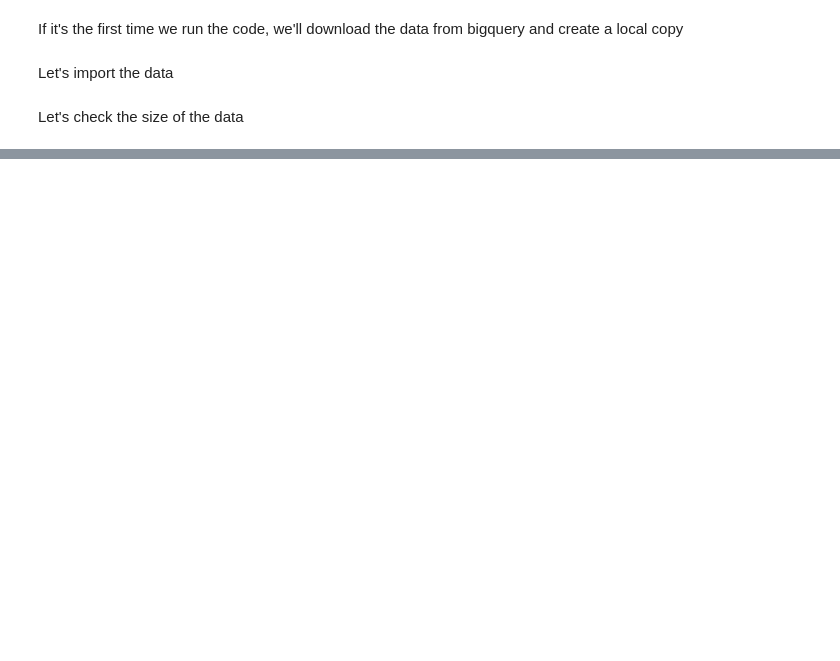
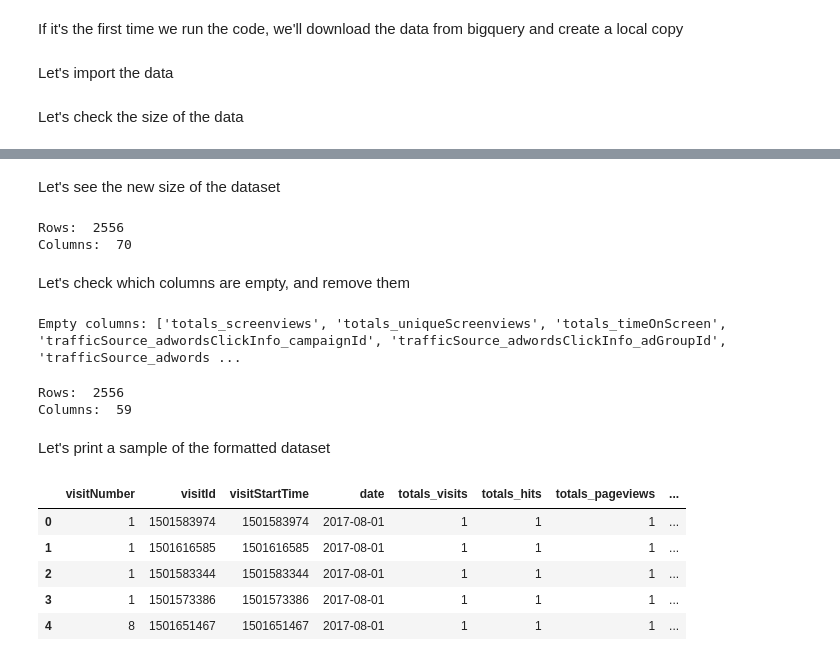
Before and after one commit to lamparelli/analytics_eda, a Jupyter notebook: eda.ipynb, the cells around one changed output, grey strips where cells are left out. Saved outputs shown, nothing was run; the diff lists cells and outputs as text; code cells hidden in the pictures; blank space fills up the shorter version.

```diff
--- a/eda.ipynb
+++ b/eda.ipynb
@@ -23,0 +100,3 @@ Columns:  59
+# %%
+df.date = df.date.map(lambda val: str(val)).map(lambda val: val[0:4] + "-" + val[4:6] + "-" + val[6:8])
+df.date.unique()
@@ -23,0 +161,18 @@ Columns:  59
+# %% [markdown]
+Let's see the new size of the dataset
+# %%
+print("Rows: ", df.shape[0])
+print("Columns: ", df.shape[1])
+# %% [output]
+Rows:  2556
+Columns:  70
+# %% [markdown]
+Let's check which columns are empty, and remove them
+# %%
+emptycols = []
+for col in df.columns:
+    if (df[col].isna().all()):
+        emptycols.append(col)
+print("Empty columns:", emptycols)
+# %% [output]
+Empty columns: ['totals_screenviews', 'totals_uniqueScreenviews', 'totals_timeOnScreen', 'trafficSource_adwordsClickInfo_campaignId', 'trafficSource_adwordsClickInfo_adGroupId', 'trafficSource_adwords ...
@@ -23,0 +181,17 @@ Columns:  59
+# %%
+print("Rows: ", df.shape[0])
+print("Columns: ", df.shape[1])
+# %% [output]
+Rows:  2556
+Columns:  59
+# %% [markdown]
+Let's print a sample of the formatted dataset
+# %%
+df.head()
+# %% [output]
+|  | visitNumber | visitId | visitStartTime | date | totals_visits | totals_hits | totals_pageviews | ... |
+| 0 | 1 | 1501583974 | 1501583974 | 2017-08-01 | 1 | 1 | 1 | ... |
+| 1 | 1 | 1501616585 | 1501616585 | 2017-08-01 | 1 | 1 | 1 | ... |
+| 2 | 1 | 1501583344 | 1501583344 | 2017-08-01 | 1 | 1 | 1 | ... |
+| 3 | 1 | 1501573386 | 1501573386 | 2017-08-01 | 1 | 1 | 1 | ... |
+| 4 | 8 | 1501651467 | 1501651467 | 2017-08-01 | 1 | 1 | 1 | ... |
```
Also changed, not shown: parts of 37 cells of this notebook, 1 other file.
